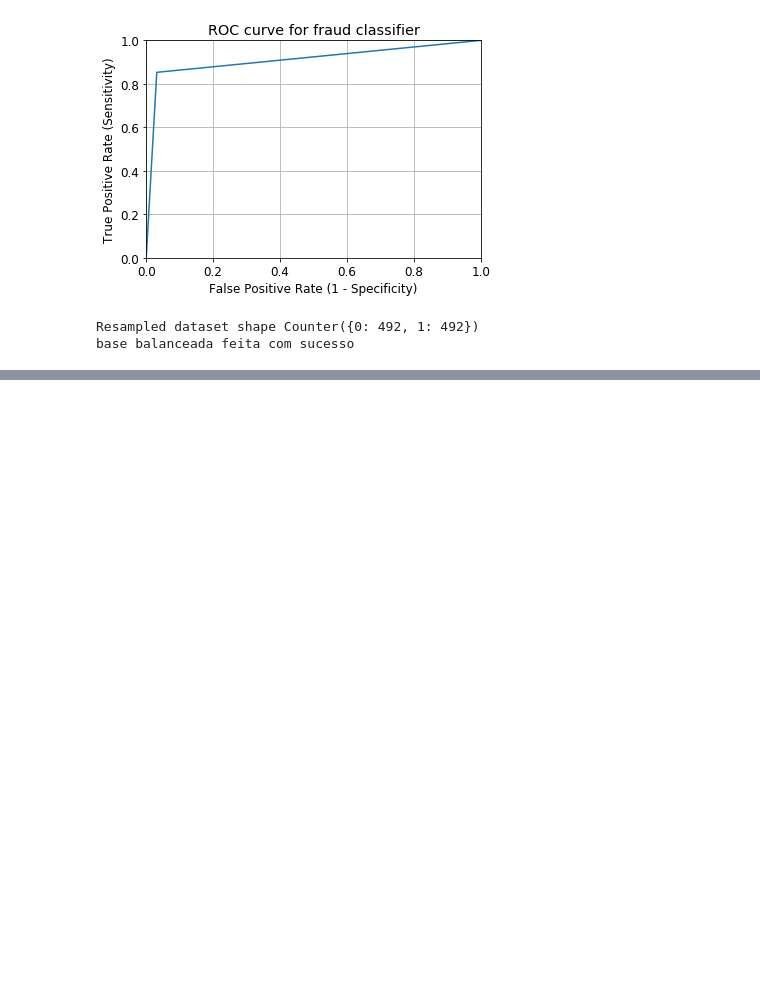
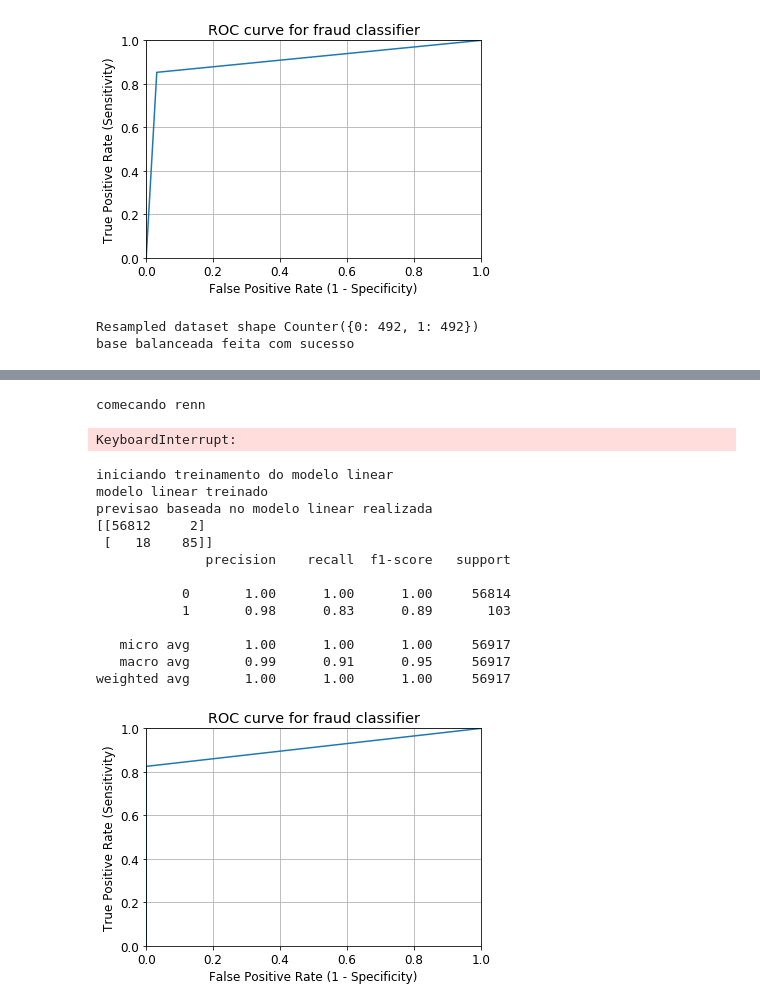
Before and after one commit to thiagochiaro/fraudetection, a Jupyter notebook: FINALFRAUDSVM.ipynb, the cells around one changed output, grey strips where cells are left out. Cells and saved outputs as stored; diff of their text form; code cells hidden in the pictures; blank space fills up the shorter version.

```diff
--- a/FINALFRAUDSVM.ipynb
+++ b/FINALFRAUDSVM.ipynb
@@ -831,0 +822,61 @@ base balanceada feita com sucesso
+# %%
+#UNDER SAMPLING WITH REPEATED EDITED NEAREST NEIGHBOURS
+from imblearn.under_sampling import RepeatedEditedNearestNeighbours
+
+print('comecando renn')
+
+renn = RepeatedEditedNearestNeighbours()
+X_renn, y_renn = renn.fit_resample(X, y)
+print('Resampled dataset shape %s' % Counter(y_renn))
+
+X_trainrenn, X_testrenn, y_trainrenn, y_testrenn = train_test_split(X_renn, y_renn, test_size = 0.20)
+print('base balanceada feita com sucesso')
+# %% [output]
+comecando renn
+KeyboardInterrupt:
+# %%
+#LINEAR SVM WITH BALANCED DATA
+svclassifier = SVC(kernel='linear')
+print('iniciando treinamento do modelo linear')
+svclassifier.fit(X_trainrenn, y_trainrenn)
+print('modelo linear treinado')
+
+#com o modelo de treino sao feitas previsoes para o modelo de teste
+y_pred = svclassifier.predict(X_testrenn)
+print('previsao baseada no modelo linear realizada' )
+
+#Confusion Matrix
+linear3renn_SVM_CFmatrix = confusion_matrix(y_testrenn,y_pred)
+print(linear3renn_SVM_CFmatrix)
+
+#classification report
+linear3renn_SVM_CReport = classification_report(y_testrenn,y_pred)
+
+print(linear3renn_SVM_CReport)
+
+#ROC curve para valiar qualidade do modelo
+fpr, tpr, thresholds = metrics.roc_curve(y_testrenn, y_pred)
+
+plt.plot(fpr, tpr)
+plt.xlim([0.0, 1.0])
+plt.ylim([0.0, 1.0])
+plt.rcParams['font.size'] = 12
+plt.title('ROC curve for fraud classifier')
+plt.xlabel('False Positive Rate (1 - Specificity)')
+plt.ylabel('True Positive Rate (Sensitivity)')
+plt.grid(True)
+# %% [output]
+iniciando treinamento do modelo linear
+modelo linear treinado
+previsao baseada no modelo linear realizada
+[[56812     2]
+ [   18    85]]
+              precision    recall  f1-score   support
+
+           0       1.00      1.00      1.00     56814
+           1       0.98      0.83      0.89       103
+
+   micro avg       1.00      1.00      1.00     56917
+   macro avg       0.99      0.91      0.95     56917
+weighted avg       1.00      1.00      1.00     56917
+[figure, added]
```
Also changed, not shown: parts of 17 cells of this notebook.
